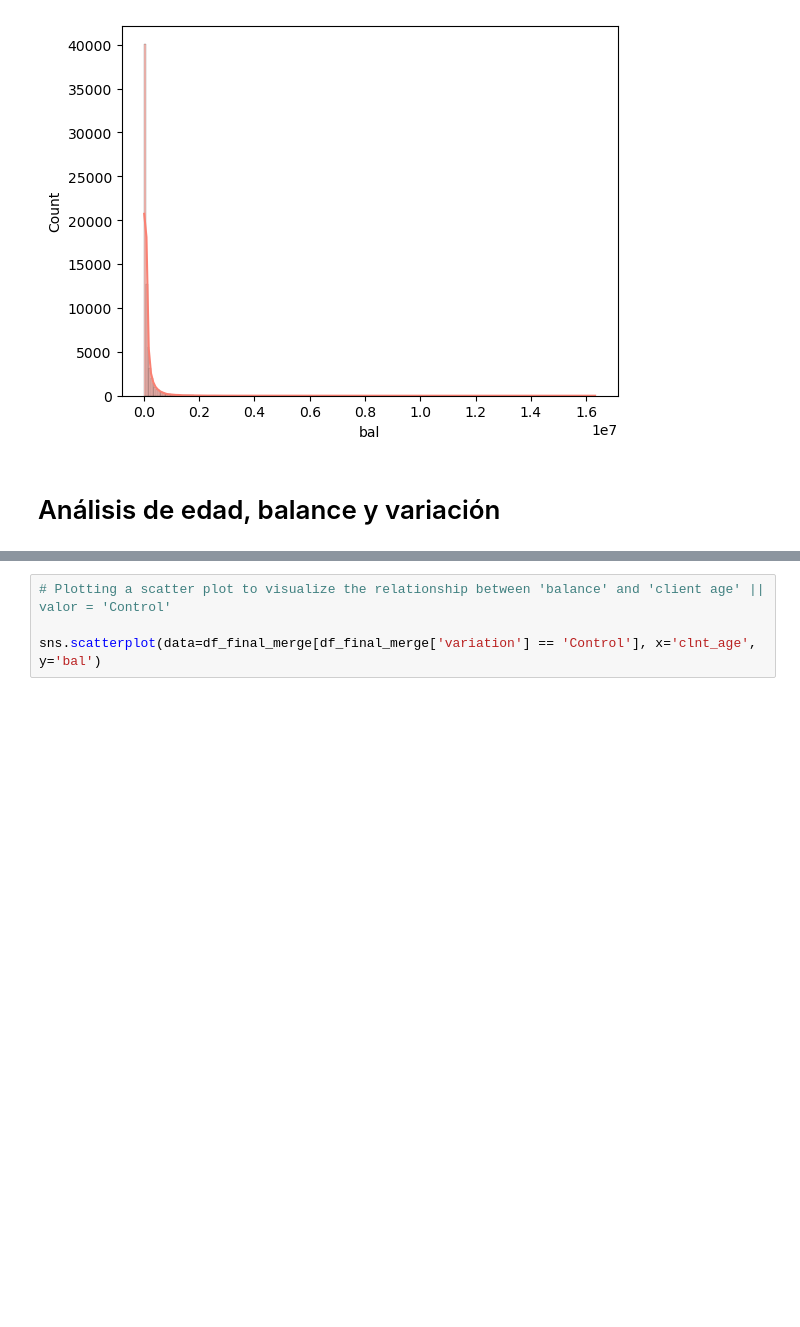
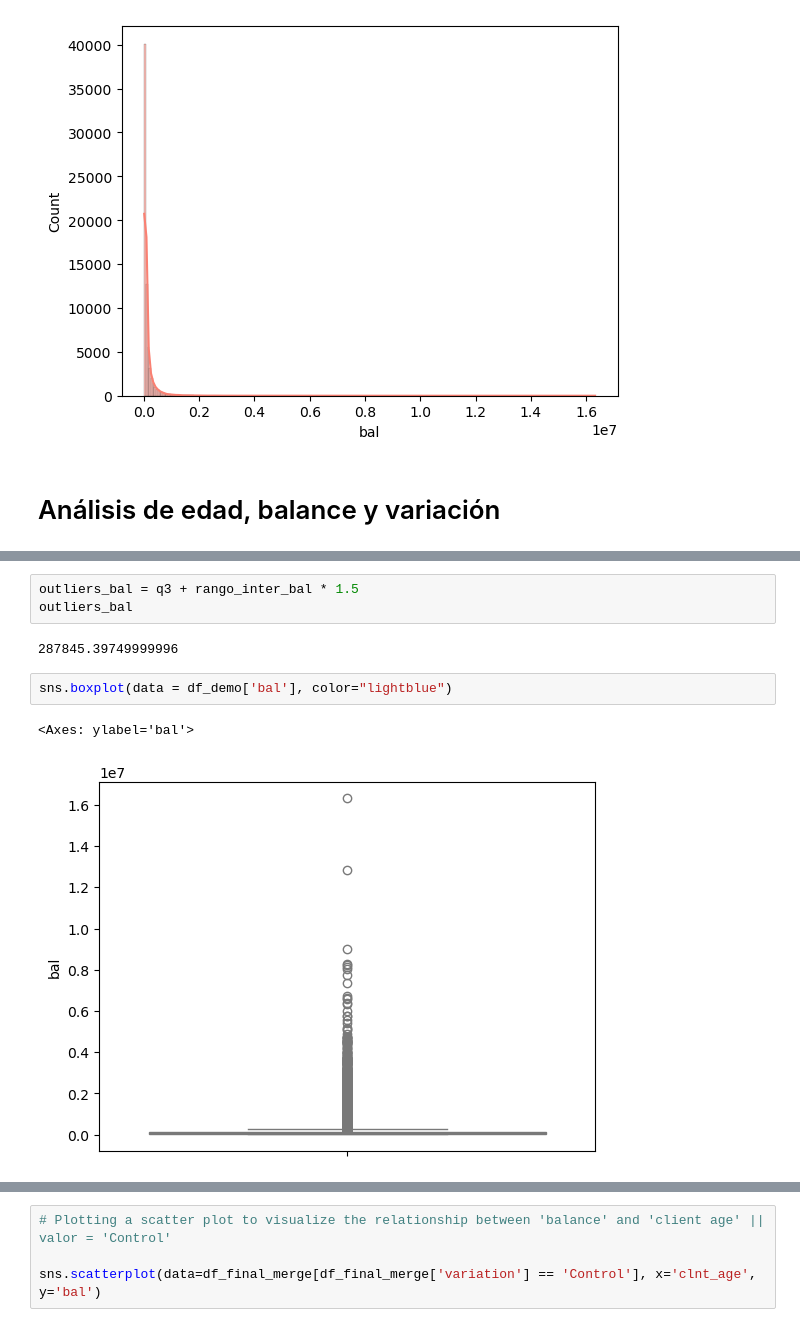
Before and after one commit to enialahcene/vanguard-ab-test, a Jupyter notebook: Vanguard.ipynb, the cells around one changed output, grey strips where cells are left out. Cells and saved outputs as stored; diff of their text form; blank space fills up the shorter version.

Commit message:
Bruno outliers bal

```diff
--- a/Vanguard.ipynb
+++ b/Vanguard.ipynb
@@ -421,0 +447,10 @@ sns.histplot(df_demo['bal'], kde=True, bins=raiz, color="salmon")
+# %%
+outliers_bal = q3 + rango_inter_bal * 1.5
+outliers_bal
+# %% [output]
+287845.39749999996
+# %%
+sns.boxplot(data = df_demo['bal'], color="lightblue")
+# %% [output]
+<Axes: ylabel='bal'>
+[figure, added]
```
Also changed, not shown: parts of 12 cells of this notebook.
